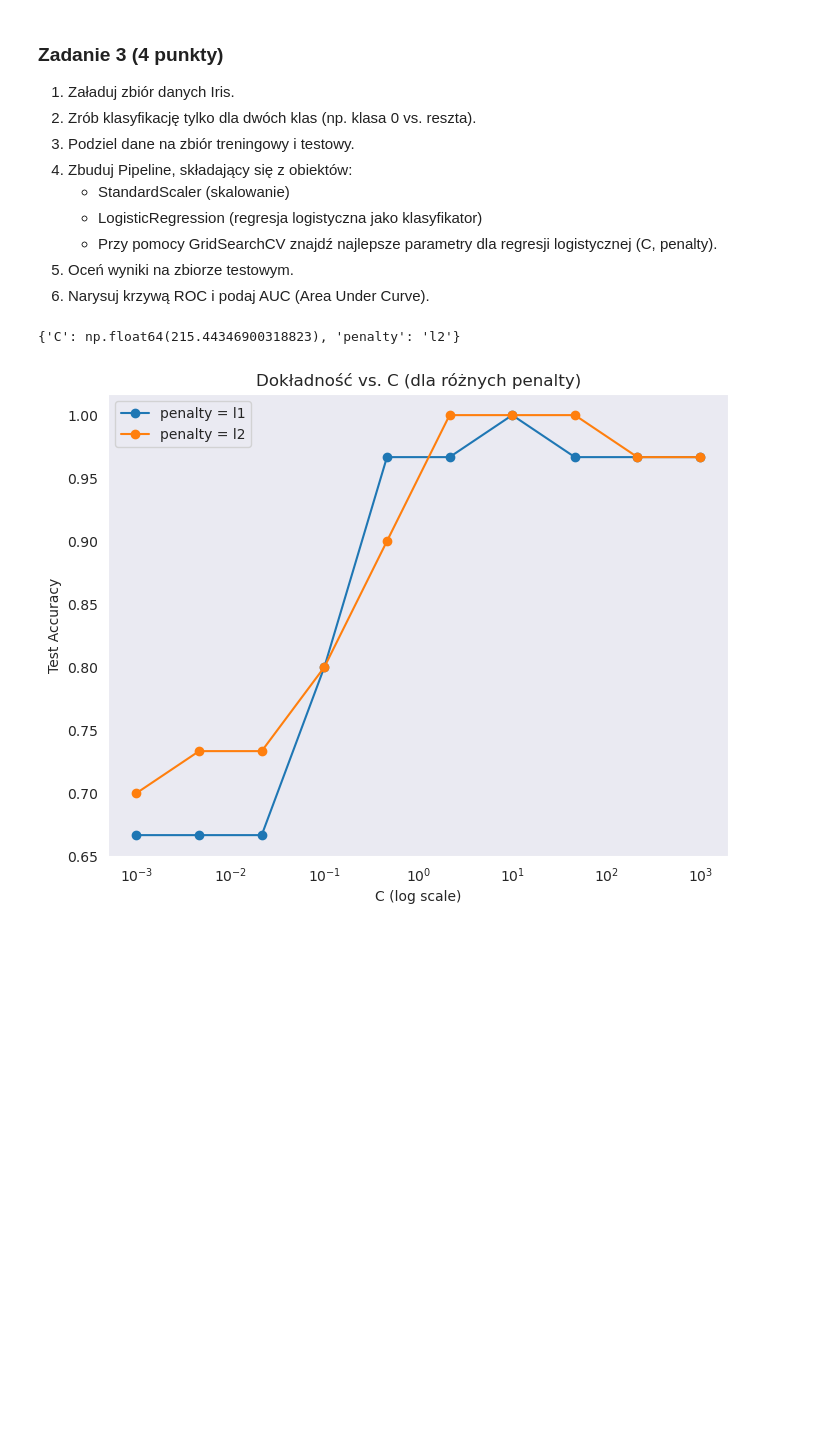
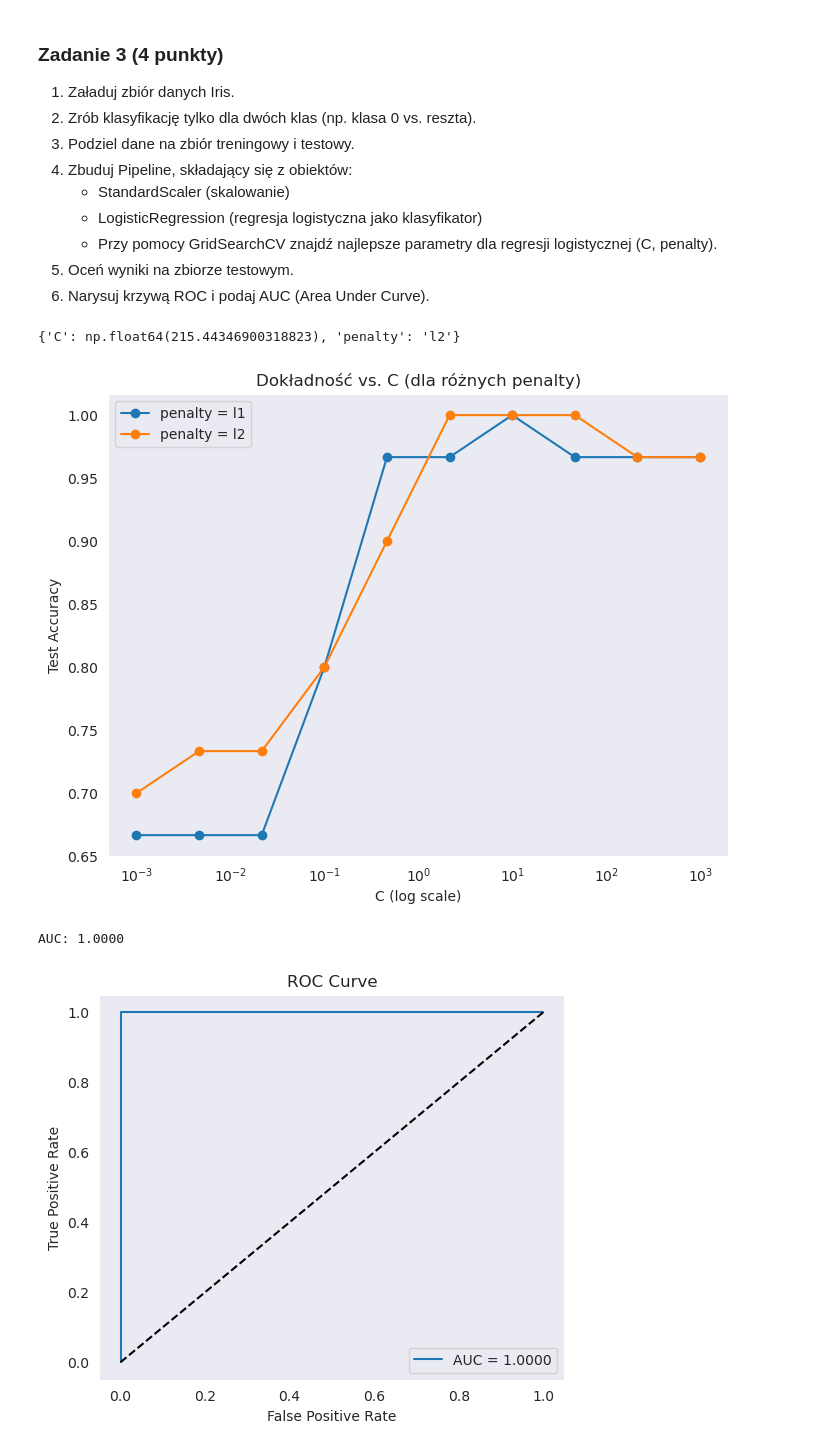
Before and after one commit to FBI223/PSI_BACA, a Jupyter notebook: notebooki/AD_Z08.ipynb, the cells around one changed output. Saved outputs shown, nothing was run; the diff lists cells and outputs as text; code cells hidden in the pictures; blank space fills up the shorter version.

```diff
--- a/notebooki/AD_Z08.ipynb
+++ b/notebooki/AD_Z08.ipynb
@@ -501,30 +501,64 @@ for C in param_grid['C']:
 
 print(grid.best_params_)
 
 
 
 penalties = param_grid['penalty']
 C_values = param_grid['C']
 
 plt.figure(figsize=(8, 6))
 
 for penalty in penalties:
     scores = []
     for C in C_values:
         model = LogisticRegression(C=C, penalty=penalty, solver='liblinear')
         model.fit(X_train, y_train)
         score = model.score(X_test, y_test)
         scores.append(score)
 
     plt.plot(C_values, scores, marker='o', label=f'penalty = {penalty}')
 
 plt.xscale('log')
 plt.xlabel('C (log scale)')
 plt.ylabel('Test Accuracy')
 plt.title('Dokładność vs. C (dla różnych penalty)')
 plt.grid()
 plt.legend()
 plt.show()
+
+
+
+
+
+
+# 6. Statystyki ROC i AUC dla najlepszego modelu
+from sklearn.metrics import roc_auc_score, roc_curve
+
+# Najlepszy model z GridSearchCV
+best_model = grid.best_estimator_
+
+# Predykcja prawdopodobieństw na zbiorze testowym
+y_score = best_model.predict_proba(X_test)[:, 1]
+y_pred = best_model.predict(X_test)
+
+# AUC
+auc = roc_auc_score(y_test, y_score)
+print(f"\nAUC: {auc:.4f}")
+
+# Krzywa ROC
+fpr, tpr, _ = roc_curve(y_test, y_score)
+
+plt.figure(figsize=(6, 5))
+plt.plot(fpr, tpr, label=f'AUC = {auc:.4f}')
+plt.plot([0, 1], [0, 1], 'k--')
+plt.xlabel("False Positive Rate")
+plt.ylabel("True Positive Rate")
+plt.title("ROC Curve")
+plt.legend()
+plt.grid()
+plt.show()
 # %% [output]
 {'C': np.float64(215.44346900318823), 'penalty': 'l2'}
 [figure]
+AUC: 1.0000
+[figure, added]
```
Also changed, not shown: parts of 2 cells of this notebook, 3 other files.
